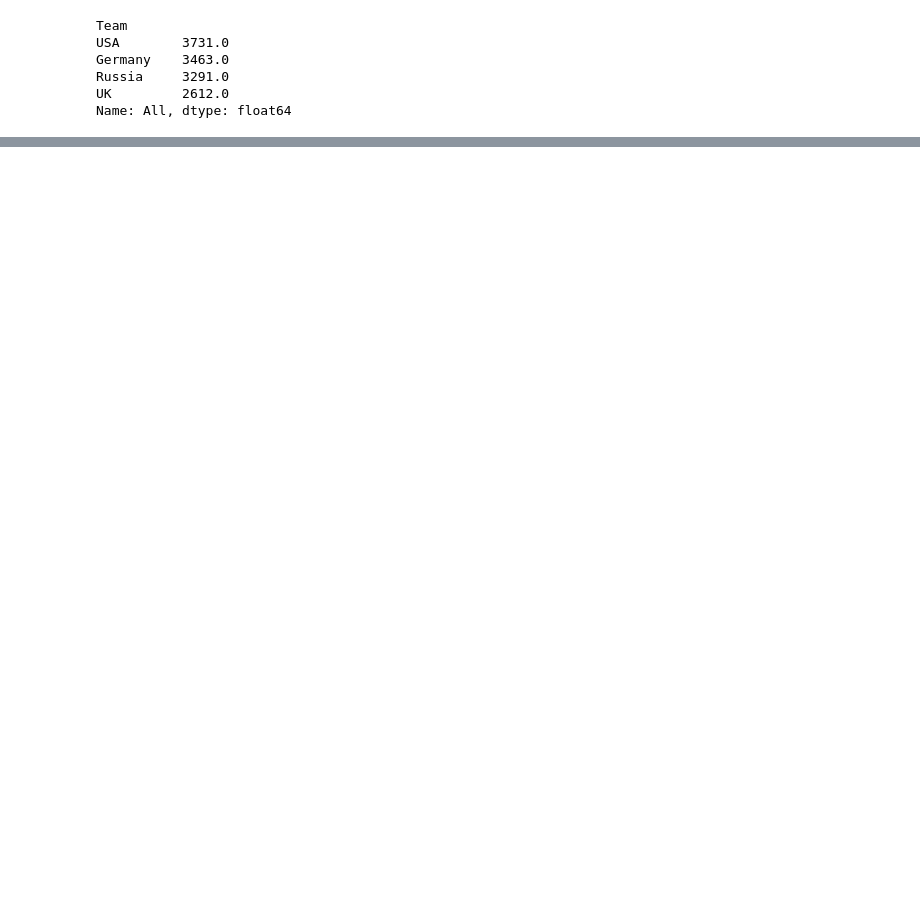
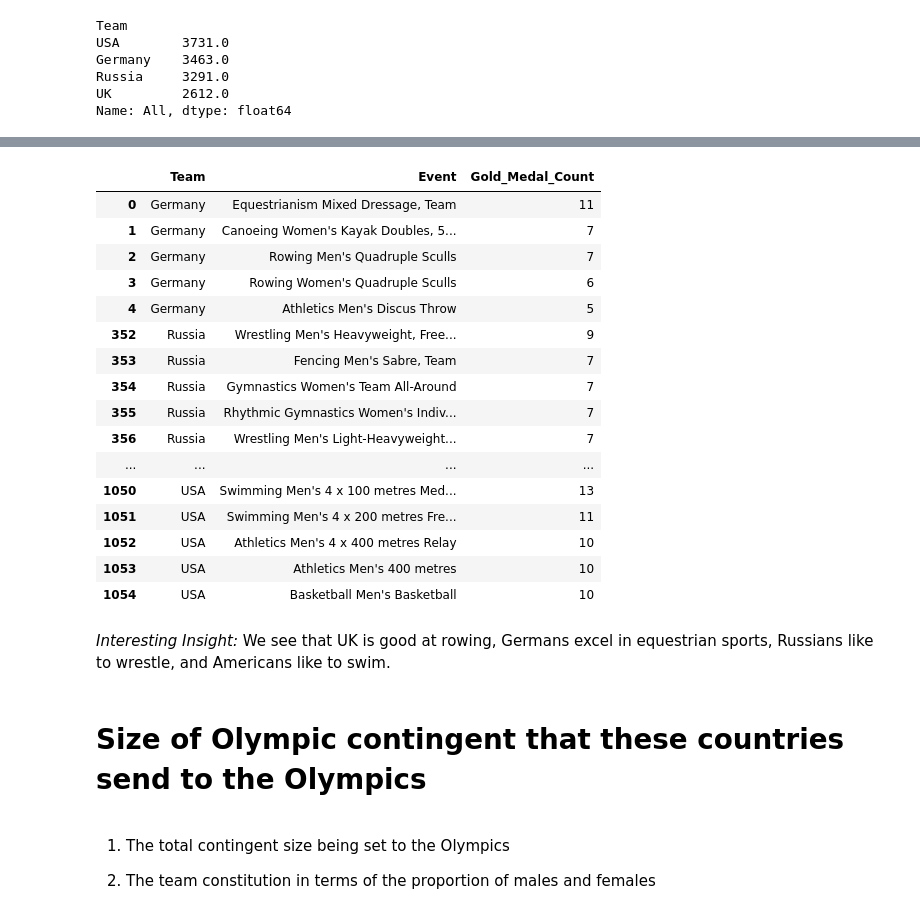
Before and after one commit to christineton/olympics-prediction, a Jupyter notebook: olympics-analysis.ipynb, the cells around one changed output, grey strips where cells are left out. Cells and saved outputs as stored; diff of their text form; code cells hidden in the pictures; blank space fills up the shorter version.

```diff
--- a/olympics-analysis.ipynb
+++ b/olympics-analysis.ipynb
@@ -420,0 +457,35 @@ year_team_medals.plot(linestyle = '-', marker = 'o', alpha = 0.9, figsize = (10,
+# %%
+# To get the sports, teams are best at, we not aggregate the medal_tally dataframe as we did earlier
+best_team_sports = pd.pivot_table(medal_tally[row_mask_2], index = ['Team', 'Event'], columns = 'Medal', values = 'Medal_Won_Corrected', aggfunc = 'sum', fill_value = 0).sort_values(['Team', 'Gold'], ascending = [True, False]).reset_index()
+# %%
+best_team_sports.drop(['Bronze', 'Silver', 'DNW'], axis = 1, inplace = True)
+# %%
+best_team_sports.columns = ['Team', 'Event', 'Gold_Medal_Count']
+# %%
+best_team_sports.groupby('Team').head()
+# %% [output]
+|  | Team | Event | Gold_Medal_Count |
+| 0 | Germany | Equestrianism Mixed Dressage, Team | 11 |
+| 1 | Germany | Canoeing Women's Kayak Doubles, 5... | 7 |
+| 2 | Germany | Rowing Men's Quadruple Sculls | 7 |
+| 3 | Germany | Rowing Women's Quadruple Sculls | 6 |
+| 4 | Germany | Athletics Men's Discus Throw | 5 |
+| 352 | Russia | Wrestling Men's Heavyweight, Free... | 9 |
+| 353 | Russia | Fencing Men's Sabre, Team | 7 |
+| 354 | Russia | Gymnastics Women's Team All-Around | 7 |
+| 355 | Russia | Rhythmic Gymnastics Women's Indiv... | 7 |
+| 356 | Russia | Wrestling Men's Light-Heavyweight... | 7 |
+| ... | ... | ... | ... |
+| 1050 | USA | Swimming Men's 4 x 100 metres Med... | 13 |
+| 1051 | USA | Swimming Men's 4 x 200 metres Fre... | 11 |
+| 1052 | USA | Athletics Men's 4 x 400 metres Relay | 10 |
+| 1053 | USA | Athletics Men's 400 metres | 10 |
+| 1054 | USA | Basketball Men's Basketball | 10 |
+# %% [markdown]
+*Interesting Insight:* We see that UK is good at rowing, Germans excel in equestrian sports, Russians like to wrestle, and Americans like to swim.
+# %% [markdown]
+# Size of Olympic contingent that these countries send to the Olympics
+# %% [markdown]
+1) The total contingent size being set to the Olympics
+
+2) The team constitution in terms of the proportion of males and females
```
Also changed, not shown: parts of 22 cells of this notebook, 1 other file.
